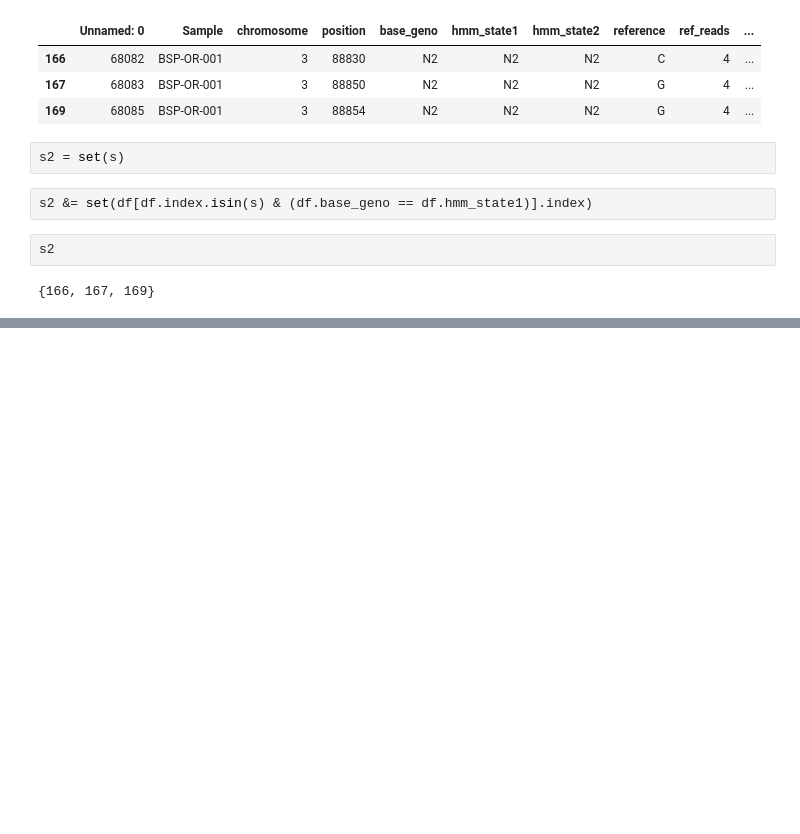
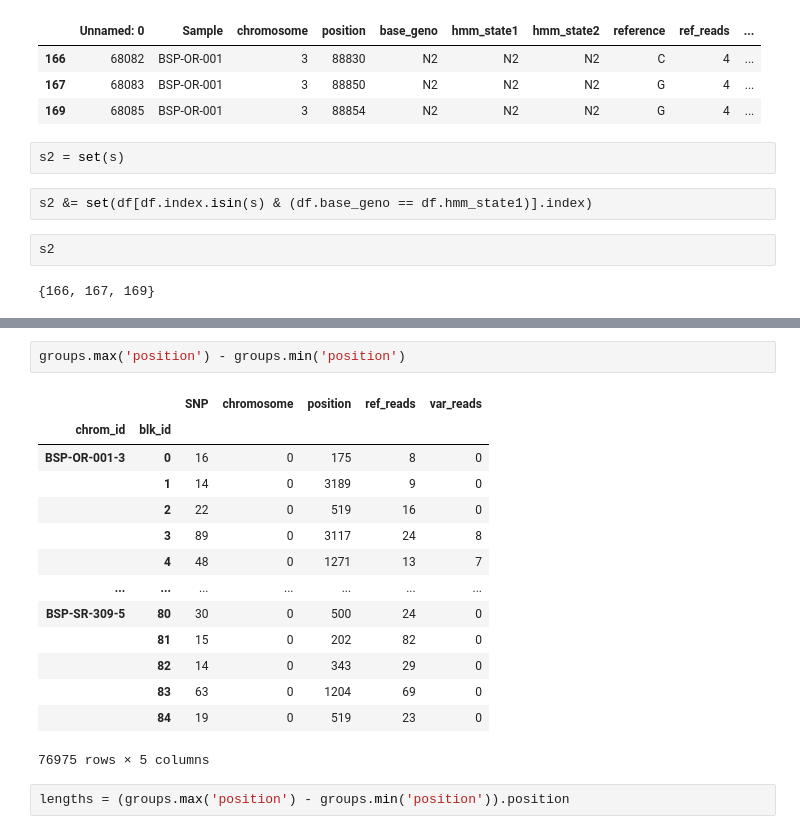
Before and after one commit to conery/crossovers, a Jupyter notebook: sandbox/ncos.ipynb, the cells around one changed output, grey strips where cells are left out. Saved outputs shown, nothing was run; the diff lists cells and outputs as text; blank space fills up the shorter version.

```diff
--- a/sandbox/ncos.ipynb
+++ b/sandbox/ncos.ipynb
@@ -611,0 +667,19 @@ s2
+# %%
+groups.max('position') - groups.min('position')
+# %% [output]
+|  |  | SNP | chromosome | position | ref_reads | var_reads |
+| chrom_id | blk_id |  |  |  |  |  |
+| BSP-OR-001-3 | 0 | 16 | 0 | 175 | 8 | 0 |
+|  | 1 | 14 | 0 | 3189 | 9 | 0 |
+|  | 2 | 22 | 0 | 519 | 16 | 0 |
+|  | 3 | 89 | 0 | 3117 | 24 | 8 |
+|  | 4 | 48 | 0 | 1271 | 13 | 7 |
+| ... | ... | ... | ... | ... | ... | ... |
+| BSP-SR-309-5 | 80 | 30 | 0 | 500 | 24 | 0 |
+|  | 81 | 15 | 0 | 202 | 82 | 0 |
+|  | 82 | 14 | 0 | 343 | 29 | 0 |
+|  | 83 | 63 | 0 | 1204 | 69 | 0 |
+|  | 84 | 19 | 0 | 519 | 23 | 0 |
+76975 rows × 5 columns
+# %%
+lengths = (groups.max('position') - groups.min('position')).position
```
Also changed, not shown: parts of 21 cells of this notebook.
